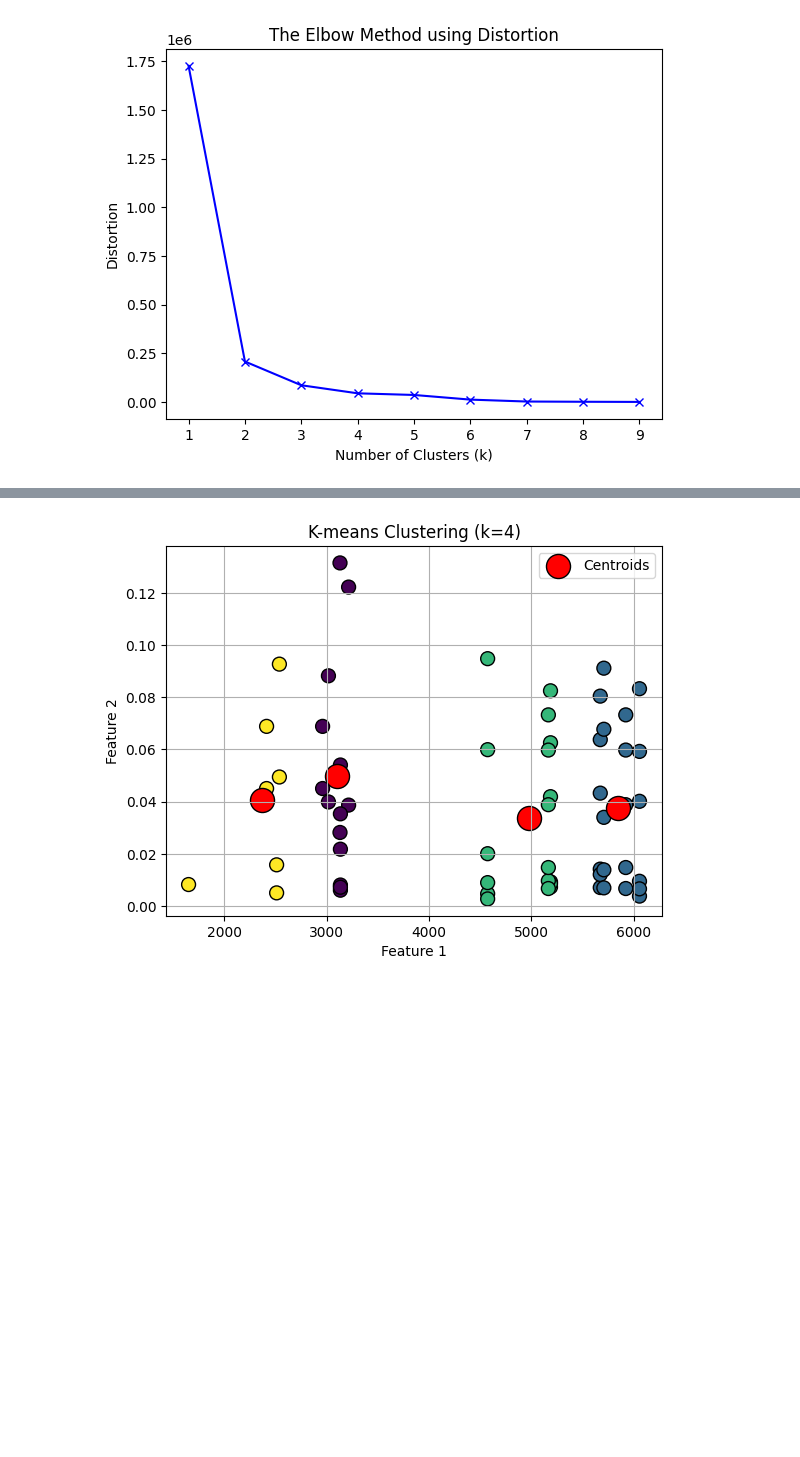
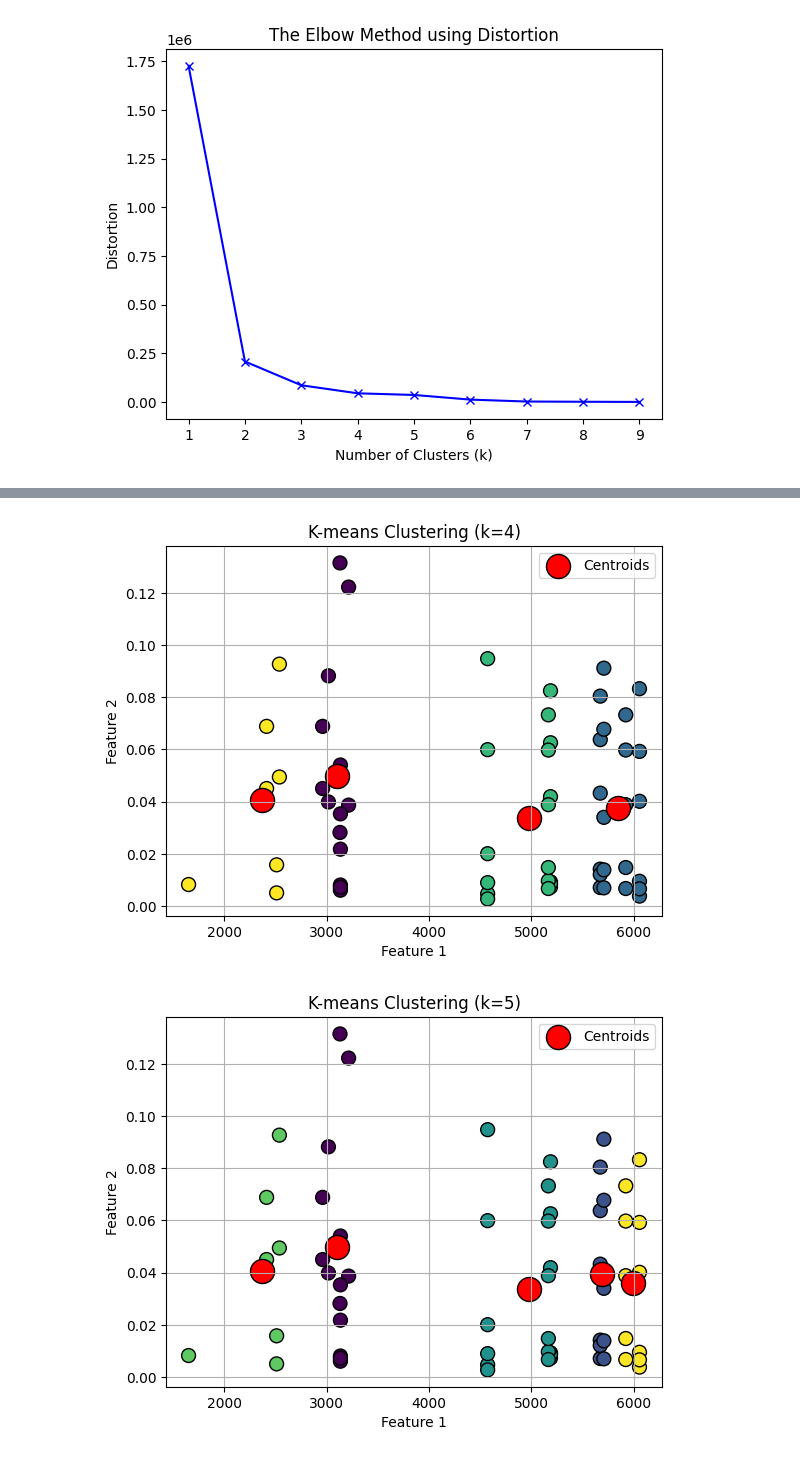
Before and after one commit to ChRen95/phd-thesis-fitting-wear-coefficient, a Jupyter notebook: data-analysis.ipynb, the cells around one changed output, grey strips where cells are left out. Saved outputs shown, nothing was run; the diff lists cells and outputs as text; code cells hidden in the pictures; blank space fills up the shorter version.

```diff
--- a/data-analysis.ipynb
+++ b/data-analysis.ipynb
@@ -263,23 +277,24 @@ Inertia values:
 9 : 35739.90262877429
 [figure]
 # %%
-k_range = range(1, 5)
+k_range = range(1, 8)
 
 for k in k_range:
     kmeans = KMeans(n_clusters=k, init='k-means++', random_state=42)
     y_kmeans = kmeans.fit_predict(data)
 
     plt.scatter(data[:, 0], data[:, 1], c=y_kmeans, cmap='viridis', marker='o', edgecolor='k', s=100)
     plt.scatter(kmeans.cluster_centers_[:, 0], kmeans.cluster_centers_[:, 1],
                 s=300, c='red', label='Centroids', edgecolor='k')
     plt.title(f'K-means Clustering (k={k})')
     plt.xlabel('Feature 1')
     plt.ylabel('Feature 2')
     plt.legend()
     plt.grid()
     plt.show()
 # %% [output]
 [figure]
 [figure]
 [figure]
 [figure]
+[figure, added]
```
Also changed, not shown: parts of 3 cells of this notebook, 2 other files.
